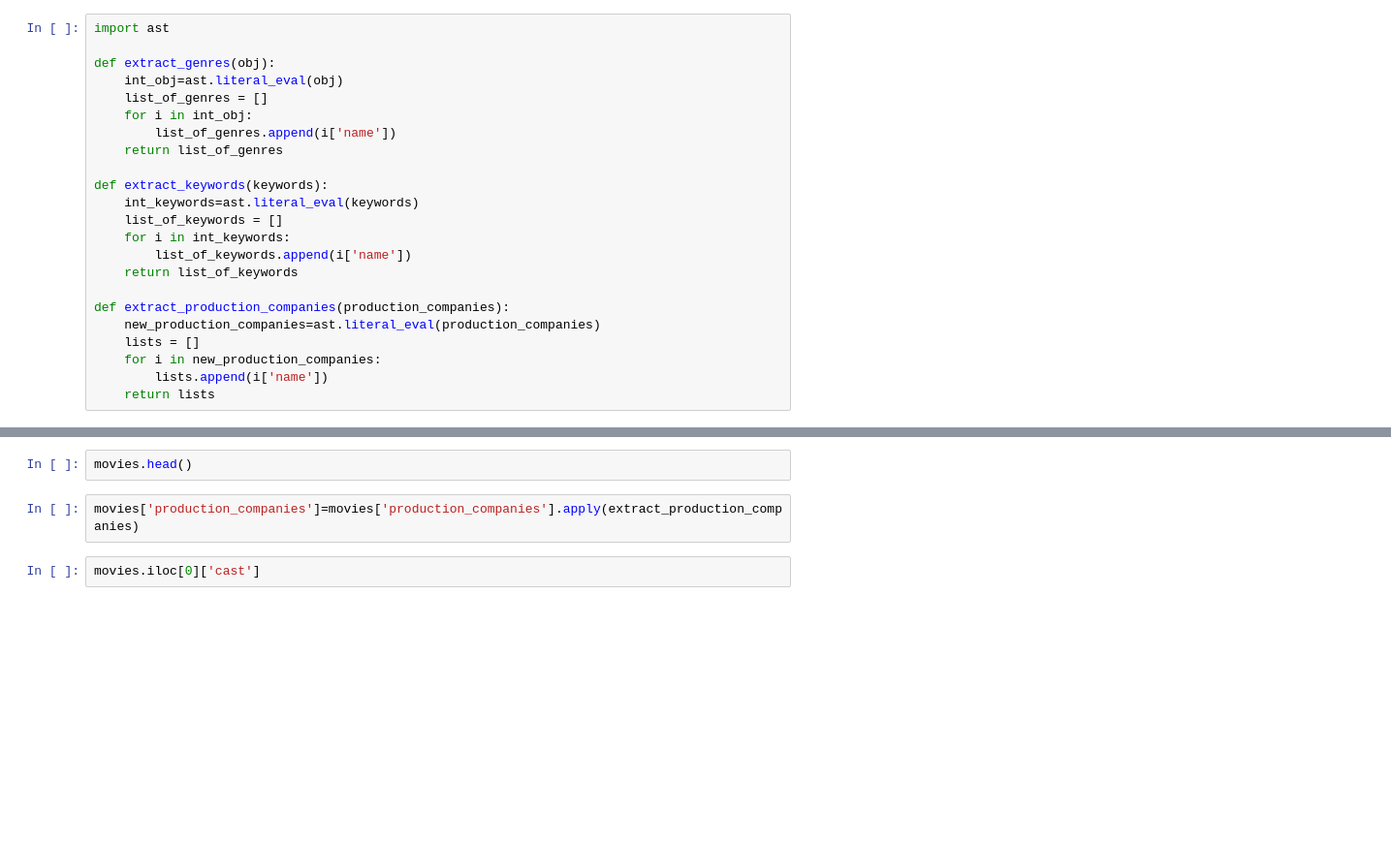
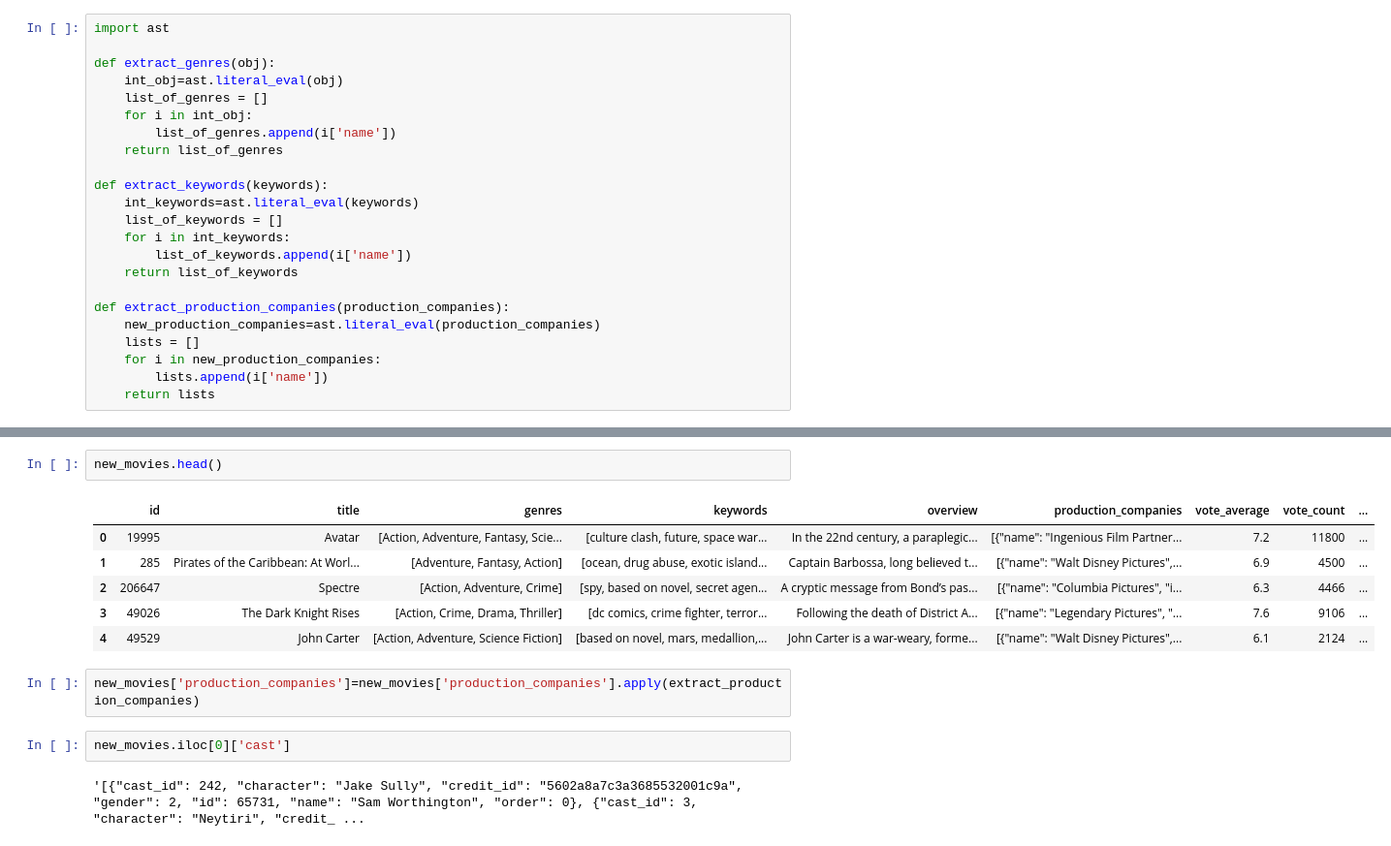
Before and after one commit to DishaBasu/MOVIE_LENS, a Jupyter notebook: movie datasets/movie.ipynb, the cells around one changed output, grey strips where cells are left out. Shown at 97% size. Saved outputs shown, nothing was run; the diff lists cells and outputs as text; blank space fills up the shorter version.

```diff
--- a/movie datasets/movie.ipynb
+++ b/movie datasets/movie.ipynb
@@ -73,7 +167,16 @@ movies['keywords']=movies['keywords'].apply(extract_keywords)
 # %%
-movies.head()
+new_movies.head()
+# %% [output]
+|  | id | title | genres | keywords | overview | production_companies | vote_average | vote_count | ... |
+| 0 | 19995 | Avatar | [Action, Adventure, Fantasy, Scie... | [culture clash, future, space war... | In the 22nd century, a paraplegic... | [{"name": "Ingenious Film Partner... | 7.2 | 11800 | ... |
+| 1 | 285 | Pirates of the Caribbean: At Worl... | [Adventure, Fantasy, Action] | [ocean, drug abuse, exotic island... | Captain Barbossa, long believed t... | [{"name": "Walt Disney Pictures",... | 6.9 | 4500 | ... |
+| 2 | 206647 | Spectre | [Action, Adventure, Crime] | [spy, based on novel, secret agen... | A cryptic message from Bond’s pas... | [{"name": "Columbia Pictures", "i... | 6.3 | 4466 | ... |
+| 3 | 49026 | The Dark Knight Rises | [Action, Crime, Drama, Thriller] | [dc comics, crime fighter, terror... | Following the death of District A... | [{"name": "Legendary Pictures", "... | 7.6 | 9106 | ... |
+| 4 | 49529 | John Carter | [Action, Adventure, Science Fiction] | [based on novel, mars, medallion,... | John Carter is a war-weary, forme... | [{"name": "Walt Disney Pictures",... | 6.1 | 2124 | ... |
 # %%
-movies['production_companies']=movies['production_companies'].apply(extract_production_companies)
+new_movies['production_companies']=new_movies['production_companies'].apply(extract_production_companies)
 # %%
-movies.iloc[0]['cast']
+new_movies.iloc[0]['cast']
+# %% [output]
+'[{"cast_id": 242, "character": "Jake Sully", "credit_id": "5602a8a7c3a3685532001c9a", "gender": 2, "id": 65731, "name": "Sam Worthington", "order": 0}, {"cast_id": 3, "character": "Neytiri", "credit_ ...
 # %%
```
Also changed, not shown: parts of 44 cells of this notebook.
